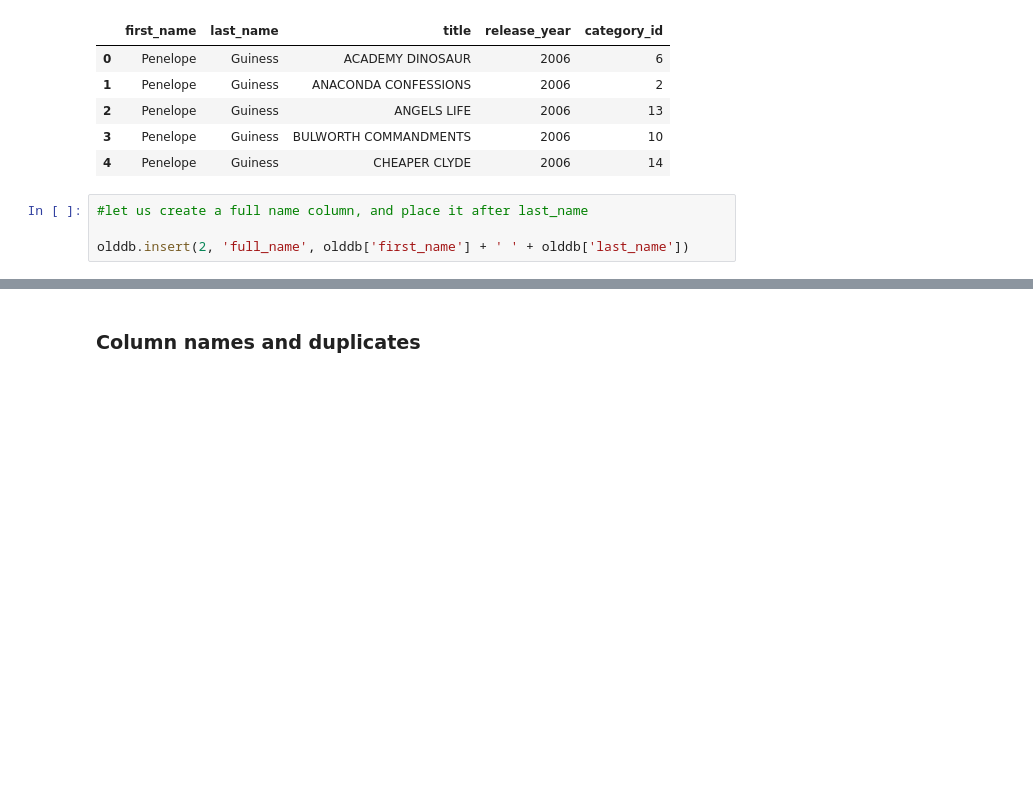
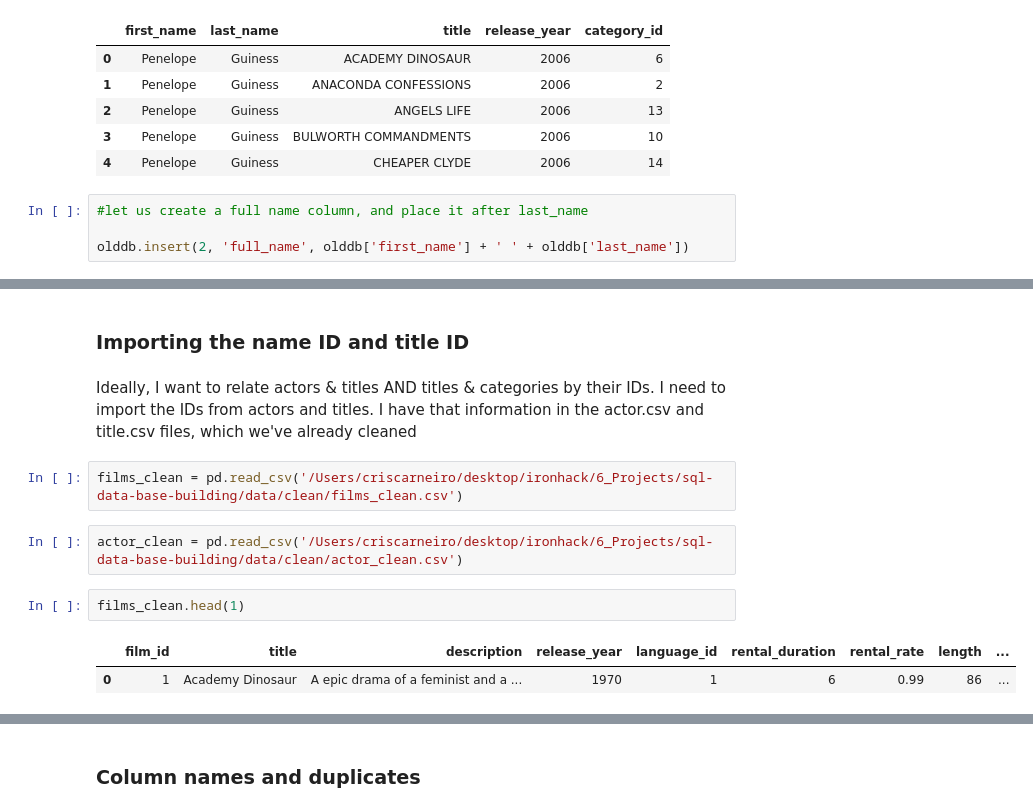
Before and after one commit to cristianecarneiro/sql-data-base-building, a Jupyter notebook: notebooks/cleaning_old_HDD.ipynb, the cells around one changed output, grey strips where cells are left out. Cells and saved outputs as stored; diff of their text form; blank space fills up the shorter version.

```diff
--- a/notebooks/cleaning_old_HDD.ipynb
+++ b/notebooks/cleaning_old_HDD.ipynb
@@ -272,0 +267,13 @@ films_clean = pd.read_csv('/Users/criscarneiro/desktop/ironhack/6_Projects/sql-d
+# %% [markdown]
+### Importing the name ID and title ID
+# %% [markdown]
+Ideally, I want to relate actors & titles AND titles & categories by their IDs. I need to import the IDs from actors and titles. I have that information in the actor.csv and title.csv files, which we've already cleaned
+# %%
+films_clean = pd.read_csv('/Users/criscarneiro/desktop/ironhack/6_Projects/sql-data-base-building/data/clean/films_clean.csv')
+# %%
+actor_clean = pd.read_csv('/Users/criscarneiro/desktop/ironhack/6_Projects/sql-data-base-building/data/clean/actor_clean.csv')
+# %%
+films_clean.head(1)
+# %% [output]
+|  | film_id | title | description | release_year | language_id | rental_duration | rental_rate | length | ... |
+| 0 | 1 | Academy Dinosaur | A epic drama of a feminist and a ... | 1970 | 1 | 6 | 0.99 | 86 | ... |
```
Also changed, not shown: parts of 49 cells of this notebook, 4 other files.
